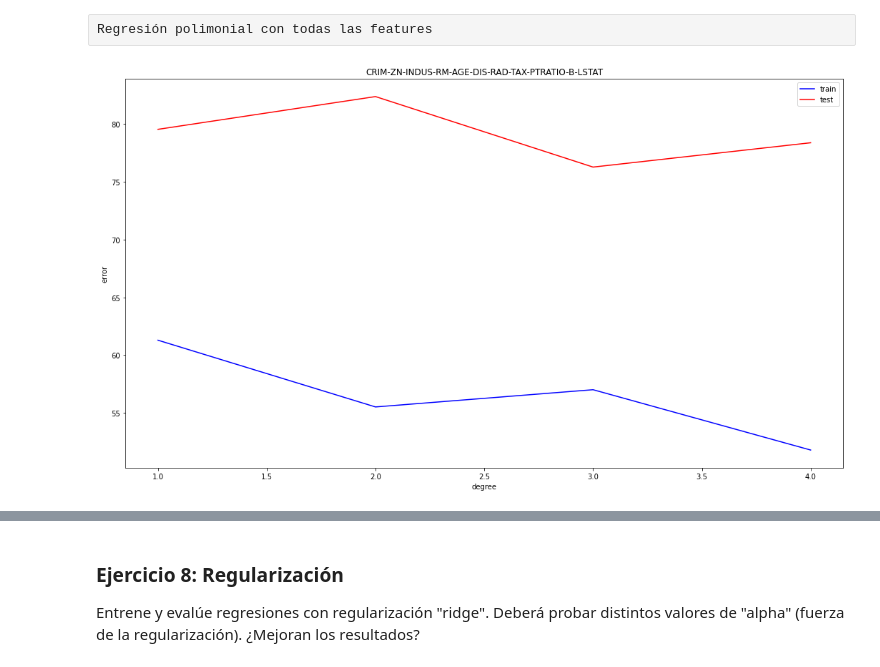
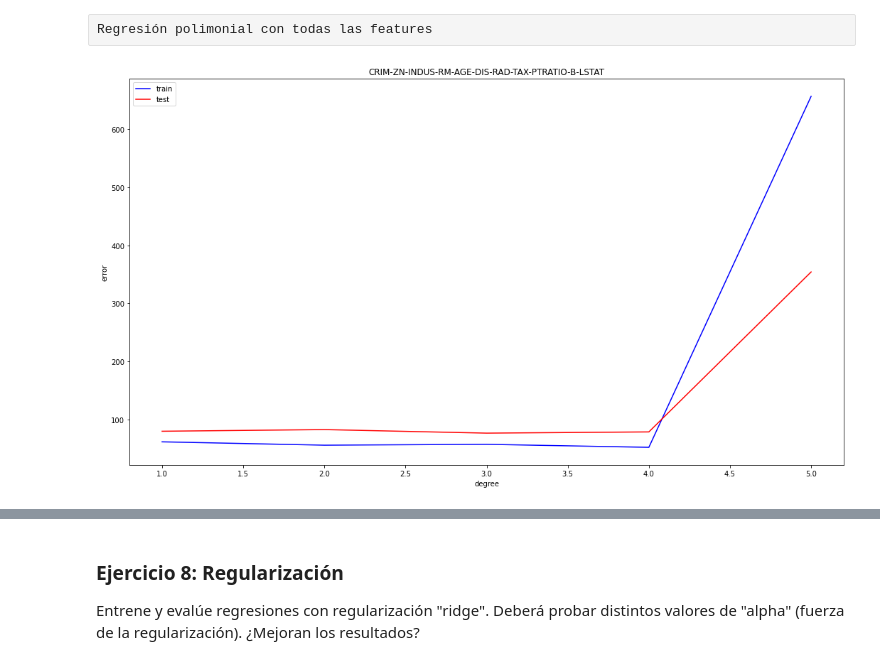
Before and after one commit to cgoviedo/Diplodatos, a Jupyter notebook: aprendizaje_automatico/Lab 1.ipynb, the cells around one changed output, grey strips where cells are left out. Cells and saved outputs as stored; diff of their text form; code cells hidden in the pictures.

```diff
--- a/aprendizaje_automatico/Lab 1.ipynb
+++ b/aprendizaje_automatico/Lab 1.ipynb
@@ -531,13 +551,19 @@ Entrene y evalúe regresiones pero utilizando todos los atributos de entrada (va
 # %% [raw]
 Regresión polimonial con todas las features
 # %%
-degrees = [1,2,3,4]
+#degrees = [1,2,3,4,5,6]
 
-features_to_use = [['CRIM', 'ZN', 'INDUS', 'RM', 'AGE', 'DIS' ,'RAD', 'TAX', 'PTRATIO', 'B', 'LSTAT']]
+
+degrees = list(range(1, 6))
+
+
+features_to_use = [[ 'CRIM', 'ZN', 'INDUS', 'RM', 'AGE', 'DIS' ,'RAD', 'TAX', 'PTRATIO', 'B', 'LSTAT']]
 #features_to_use = [['ZN' ,'LSTAT' ,'RM' , 'CRIM'] , ['ZN' ,'LSTAT' ,'RM']]
+
+
 
 result_multivariable_opcional = generateMultivariablePolynomialRegressionModels(features_to_use , degrees , X_train, X_test , y_train, y_test)
 
 display_plots_mse(data = result_multivariable_opcional, columns_number  = len(features_to_use) , displayGraph = customPlot)
 # %% [output]
-[figure, old version]
+[figure, new version]
```
Also changed, not shown: parts of 11 cells of this notebook, 1 other file.
